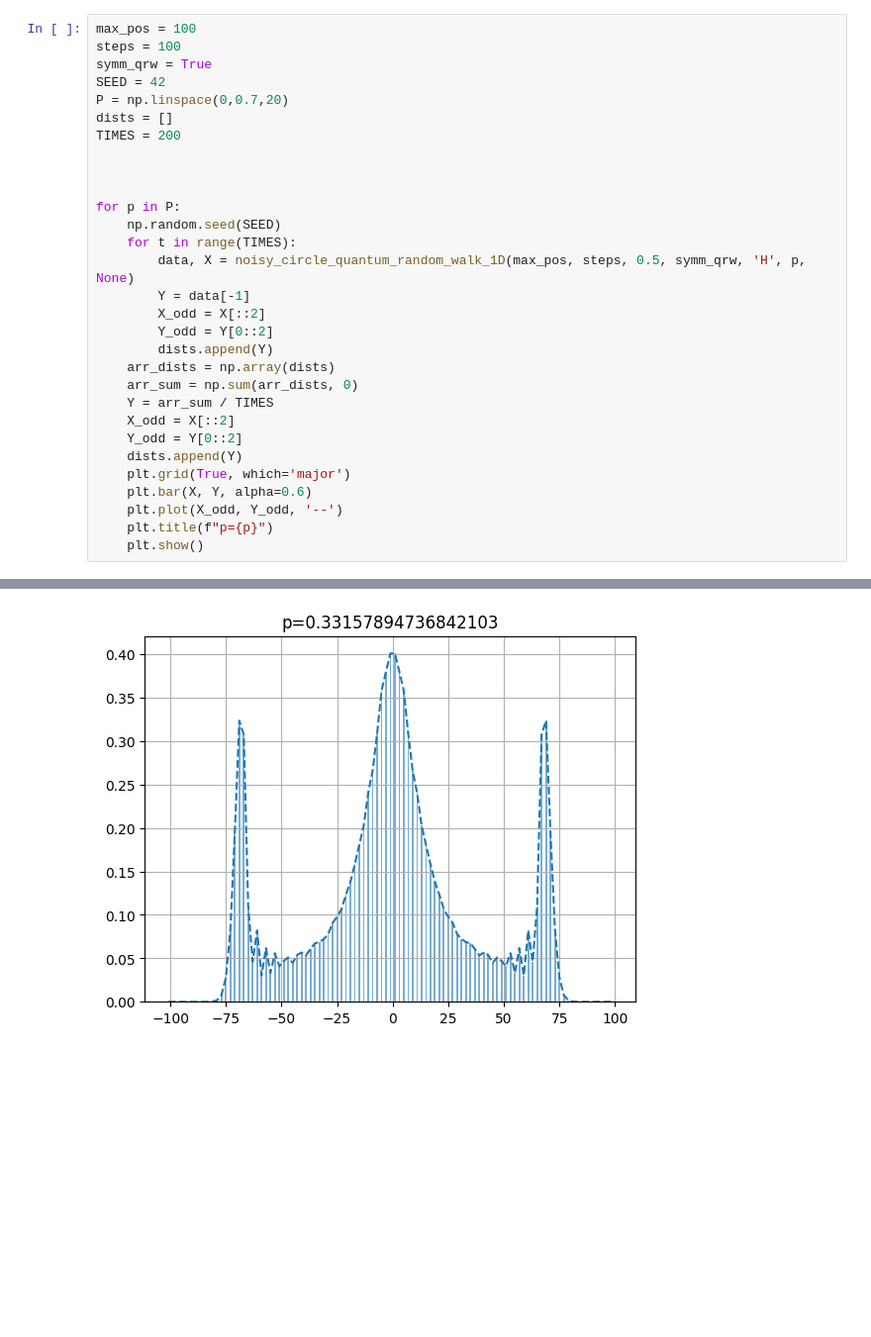
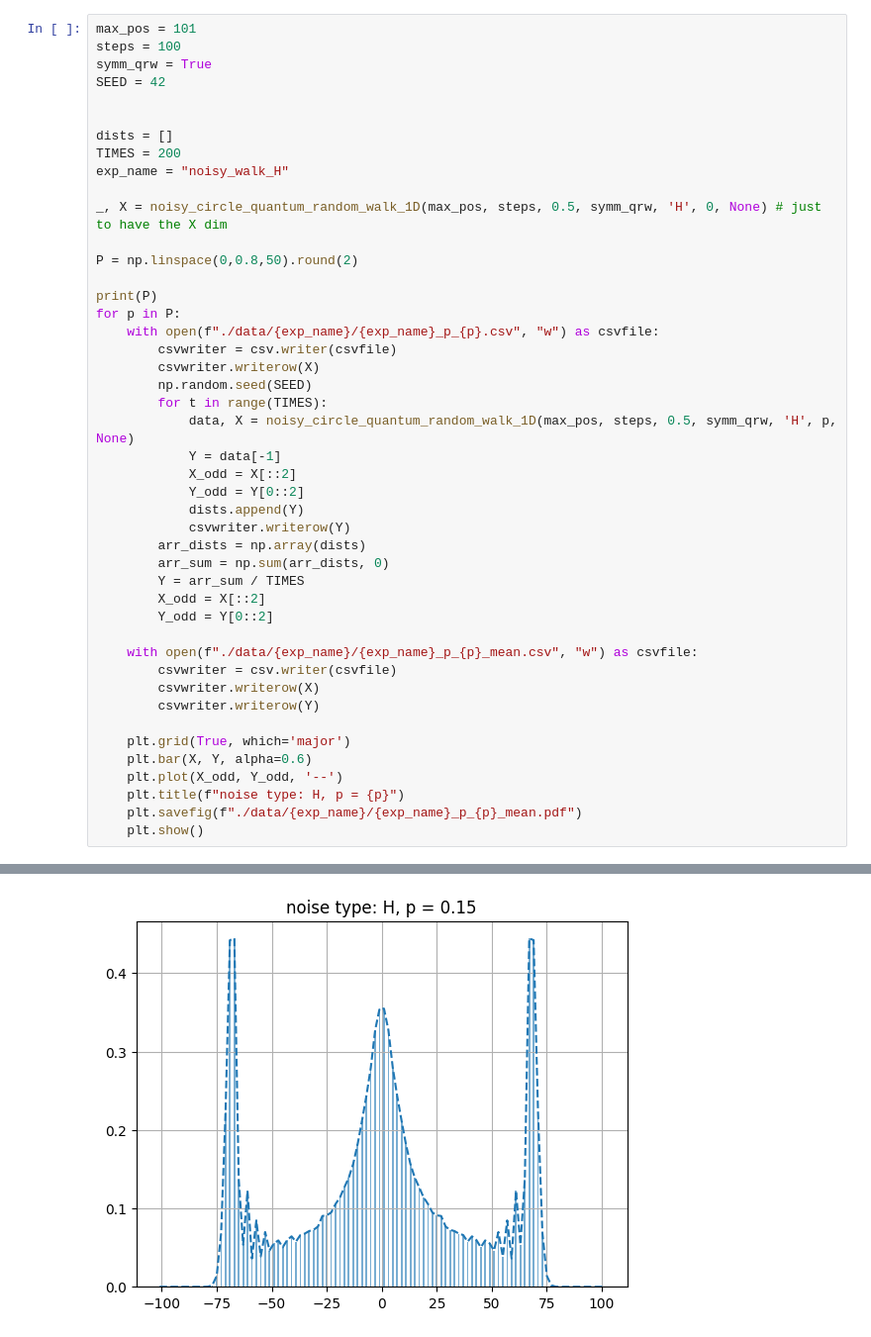
Before and after one commit to BoredDam/noisy-quantum-walks-thesis, a Jupyter notebook: notebooks/noisy-approx-distribution.ipynb, the cells around one changed output, grey strips where cells are left out. Shown at 99% size. Cells and saved outputs as stored; diff of their text form; blank space fills up the shorter version.

Commit message:
new: computing distributions of noisy quantum walk

```diff
--- a/notebooks/noisy-approx-distribution.ipynb
+++ b/notebooks/noisy-approx-distribution.ipynb
@@ -5,31 +6,46 @@ from src.quantum_random_walk.quantum_random_walk import noisy_circle_quantum_ran
 # %%
-max_pos = 100
+max_pos = 101
 steps = 100
 symm_qrw = True
 SEED = 42
-P = np.linspace(0,0.7,20)
+
+
 dists = []
 TIMES = 200
+exp_name = "noisy_walk_H"
 
+_, X = noisy_circle_quantum_random_walk_1D(max_pos, steps, 0.5, symm_qrw, 'H', 0, None) # just to have the X dim
 
+P = np.linspace(0,0.8,50).round(2)
 
+print(P)
 for p in P:
-    np.random.seed(SEED)
-    for t in range(TIMES):
-        data, X = noisy_circle_quantum_random_walk_1D(max_pos, steps, 0.5, symm_qrw, 'H', p, None)
-        Y = data[-1]
+    with open(f"./data/{exp_name}/{exp_name}_p_{p}.csv", "w") as csvfile:
+        csvwriter = csv.writer(csvfile)
+        csvwriter.writerow(X)
+        np.random.seed(SEED)
+        for t in range(TIMES):
+            data, X = noisy_circle_quantum_random_walk_1D(max_pos, steps, 0.5, symm_qrw, 'H', p, None)
+            Y = data[-1]
+            X_odd = X[::2]
+            Y_odd = Y[0::2]
+            dists.append(Y)
+            csvwriter.writerow(Y)
+        arr_dists = np.array(dists)
+        arr_sum = np.sum(arr_dists, 0)
+        Y = arr_sum / TIMES
         X_odd = X[::2]
         Y_odd = Y[0::2]
-        dists.append(Y)
-    arr_dists = np.array(dists)
-    arr_sum = np.sum(arr_dists, 0)
-    Y = arr_sum / TIMES
-    X_odd = X[::2]
-    Y_odd = Y[0::2]
-    dists.append(Y)
+
+    with open(f"./data/{exp_name}/{exp_name}_p_{p}_mean.csv", "w") as csvfile:
+        csvwriter = csv.writer(csvfile)
+        csvwriter.writerow(X)
+        csvwriter.writerow(Y)
+
     plt.grid(True, which='major')
     plt.bar(X, Y, alpha=0.6)
     plt.plot(X_odd, Y_odd, '--')
-    plt.title(f"p={p}")
+    plt.title(f"noise type: H, p = {p}")
+    plt.savefig(f"./data/{exp_name}/{exp_name}_p_{p}_mean.pdf")
     plt.show()
 # %% [output]
@@ -45 +65 @@ for p in P:
-[figure, old version]
+[figure, new version]
```
Also changed, not shown: parts of 4 cells of this notebook.
